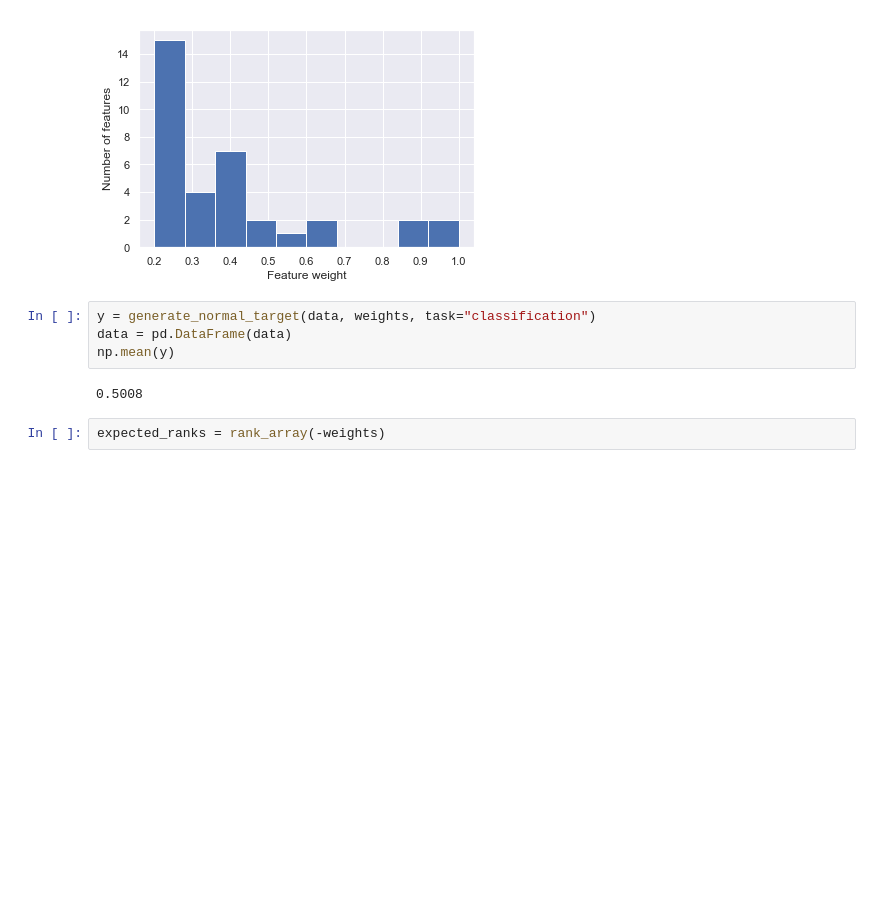
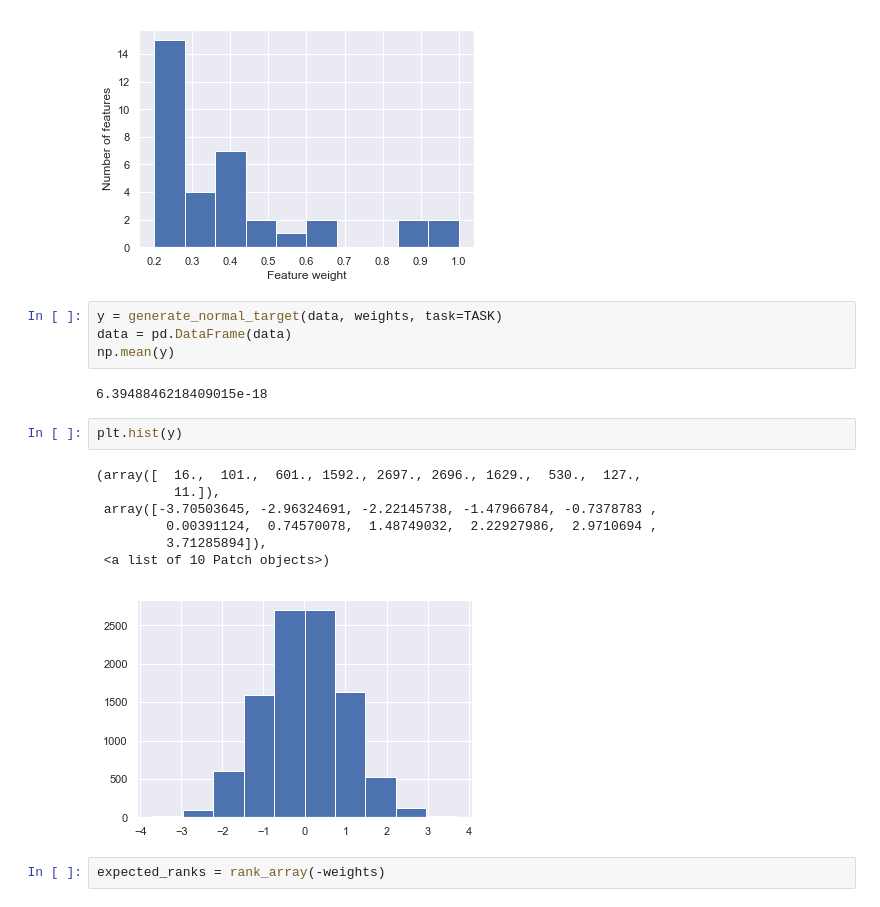
Before and after one commit to DenisVorotyntsev/StopPermutingFeatures, a Jupyter notebook: notebooks/0-experiment-illustration.ipynb, the cells around one changed output. Saved outputs shown, nothing was run; the diff lists cells and outputs as text; blank space fills up the shorter version.

```diff
--- a/notebooks/0-experiment-illustration.ipynb
+++ b/notebooks/0-experiment-illustration.ipynb
@@ -95,11 +95,21 @@ plt.show()
 # %% [output]
 [figure]
 # %%
-y = generate_normal_target(data, weights, task="classification")
+y = generate_normal_target(data, weights, task=TASK)
 data = pd.DataFrame(data)
 np.mean(y)
 # %% [output]
-0.5008
+6.3948846218409015e-18
+# %%
+plt.hist(y)
+# %% [output]
+(array([  16.,  101.,  601., 1592., 2697., 2696., 1629.,  530.,  127.,
+          11.]),
+ array([-3.70503645, -2.96324691, -2.22145738, -1.47966784, -0.7378783 ,
+         0.00391124,  0.74570078,  1.48749032,  2.22927986,  2.9710694 ,
+         3.71285894]),
+ <a list of 10 Patch objects>)
+[figure, added]
 # %%
 expected_ranks = rank_array(-weights)
 # %% [markdown]
```
Also changed, not shown: parts of 7 cells of this notebook, 6 other files.
